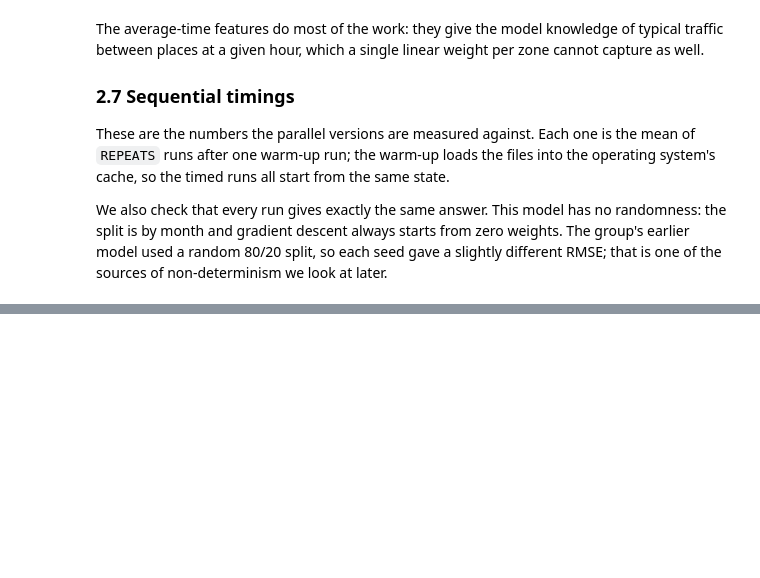
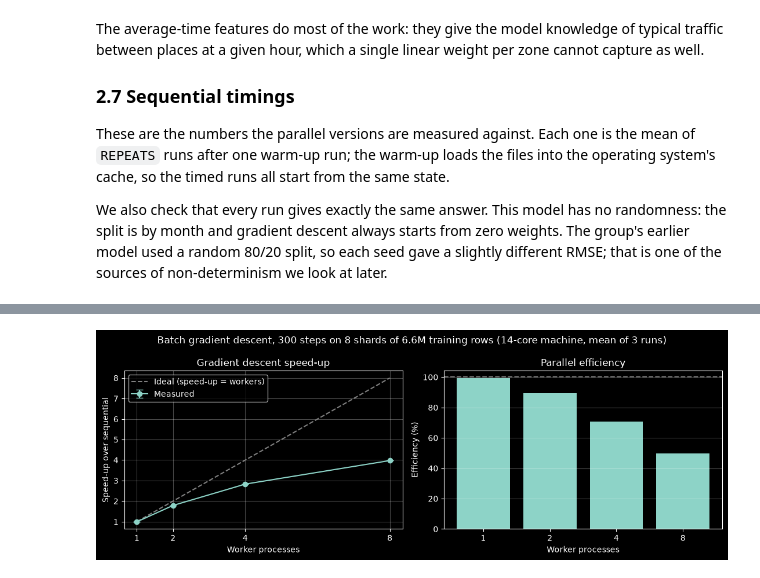
Before and after one commit to wmcclean06/G12-Poster, a Jupyter notebook: Trip_Duration.ipynb, the cells around one changed output, grey strips where cells are left out. Drawn from its saved outputs; the diff is of its cells as text; code cells hidden in the pictures; blank space fills up the shorter version.

Commit message:
Adding data parallel gradient descent with the speed-up benchmark

```diff
--- a/Trip_Duration.ipynb
+++ b/Trip_Duration.ipynb
@@ -76,6 +86,10 @@ ETA = 0.3        # gradient descent learning rate
 STEPS = 300      # gradient descent steps (enough to match the exact least-squares answer)
 REPEATS = 3      # timed runs per measurement, after one warm-up run
 
+# Section 3: data parallelism
+WORKER_COUNTS = [1, 2, 4, 8]  # 8 shards, so 8 workers is the most that can be busy at once
+WARMUP_STEPS = 5              # short run that starts the workers and loads the data into memory before timing
+
 # Only the columns cleaning needs. The other 10 columns are never read from disk.
 COLUMNS = [PICKUP, DROPOFF, "trip_distance", "PULocationID", "DOLocationID",
            "VendorID", "RatecodeID", "payment_type", "fare_amount"]
@@ -97,10 +111,13 @@ CLEANED_DIR = PROJECT_ROOT / "CleanedData"
 CLEANED_DIR.mkdir(exist_ok=True)
 FEATURE_DIR = CLEANED_DIR / "features"  # model-ready NumPy arrays (section 2)
 FEATURE_DIR.mkdir(exist_ok=True)
+FIGURE_DIR = PROJECT_ROOT / "Figures"  # charts for the poster
+FIGURE_DIR.mkdir(exist_ok=True)
 ZONE_LOOKUP = PROJECT_ROOT / "ReferenceData" / "taxi_zone_lookup.csv"
 
 sys.path.insert(0, str(PROJECT_ROOT))  # so workers.py is found wherever Jupyter was started
 import workers  # functions the worker processes run (workers.py, next to this notebook)
+print(f"Maths library threads in this process: {workers.blas_threads()}")
 
 # Record the environment so anyone can reproduce the run
 print(f"Python {sys.version.split()[0]} | pandas {pd.__version__} | pyarrow {pa.__version__} | numpy {np.__version__}")
@@ -798,0 +893,12 @@ Notebook run time so far: 579.2s
+# %%
+seq_times = SEQUENTIAL_TIMES[f"Gradient descent ({STEPS} steps, {N_SHARDS} shards)"]
+T_SEQ = np.mean(seq_times)
+
+speedup = pd.DataFrame(
+    [{"workers": 0, "mean (s)": T_SEQ, "std (s)": np.std(seq_times), "pool start-up (s)": np.nan, "identical weights": True}] +
+    [{"workers": n, "mean (s)": np.mean(r["times"]), "std (s)": np.std(r["times"]),
+      "pool start-up (s)": r["startup"], "identical weights": r["identical"]} for n, r in parallel_runs.items()]
+).set_index("workers").rename(index={0: "sequential"})
+speedup["speed-up"] = T_SEQ / speedup["mean (s)"]
+speedup["efficiency"] = speedup["speed-up"] / speedup.index.map(lambda n: 1 if n == "sequential" else n)
+speedup.round(3)
@@ -798,0 +913,28 @@ Notebook run time so far: 579.2s
+# %%
+counts = np.array(WORKER_COUNTS)
+measured = np.array([T_SEQ / np.mean(parallel_runs[n]["times"]) for n in WORKER_COUNTS])
+errors = np.array([T_SEQ * np.std(parallel_runs[n]["times"]) / np.mean(parallel_runs[n]["times"]) ** 2 for n in WORKER_COUNTS])
+
+fig, (ax1, ax2) = plt.subplots(1, 2, figsize=(11, 4))
+ax1.plot(counts, counts, "--", color="grey", label="Ideal (speed-up = workers)")
+ax1.errorbar(counts, measured, yerr=errors, marker="o", capsize=4, label="Measured")
+ax1.set_xlabel("Worker processes")
+ax1.set_ylabel("Speed-up over sequential")
+ax1.set_xticks(counts)
+ax1.set_title("Gradient descent speed-up")
+ax1.legend()
+ax1.grid(alpha=0.3)
+
+ax2.bar([str(n) for n in counts], 100 * measured / counts)
+ax2.axhline(100, ls="--", color="grey")
+ax2.set_xlabel("Worker processes")
+ax2.set_ylabel("Efficiency (%)")
+ax2.set_title("Parallel efficiency")
+ax2.grid(alpha=0.3, axis="y")
+
+fig.suptitle(f"Batch gradient descent, {STEPS} steps on {N_SHARDS} shards of 6.6M training rows ({os.cpu_count()}-core machine, mean of {REPEATS} runs)")
+plt.tight_layout()
+fig.savefig(FIGURE_DIR / "speedup_gradient_descent.png", dpi=200)
+plt.show()
+# %% [output]
+[figure, added]
```
Also changed, not shown: parts of 19 cells of this notebook, 6 other files.
